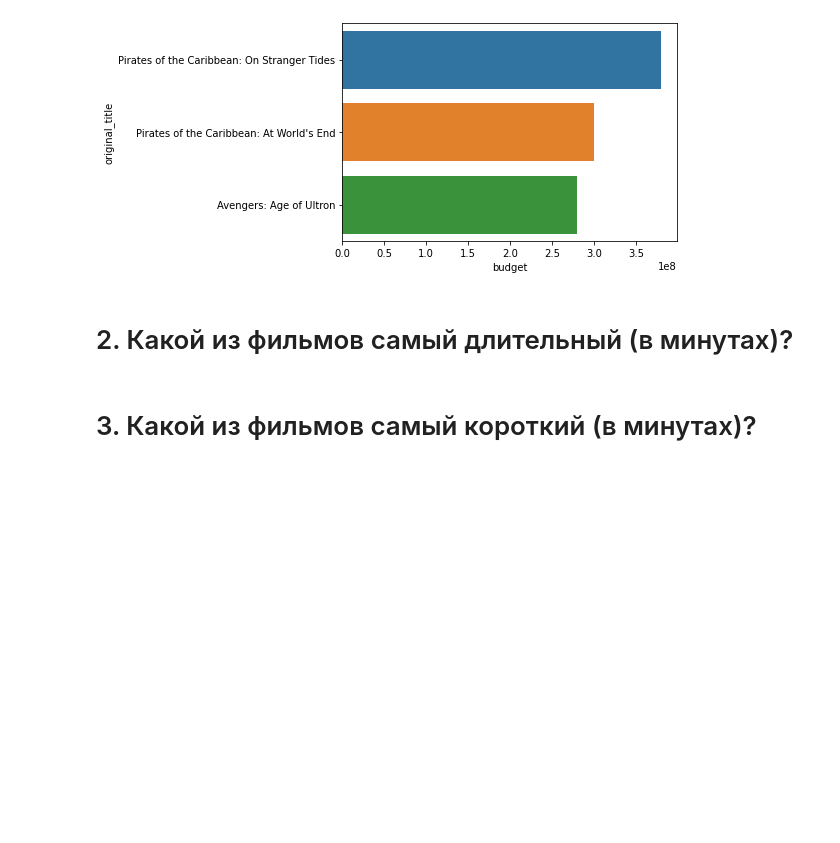
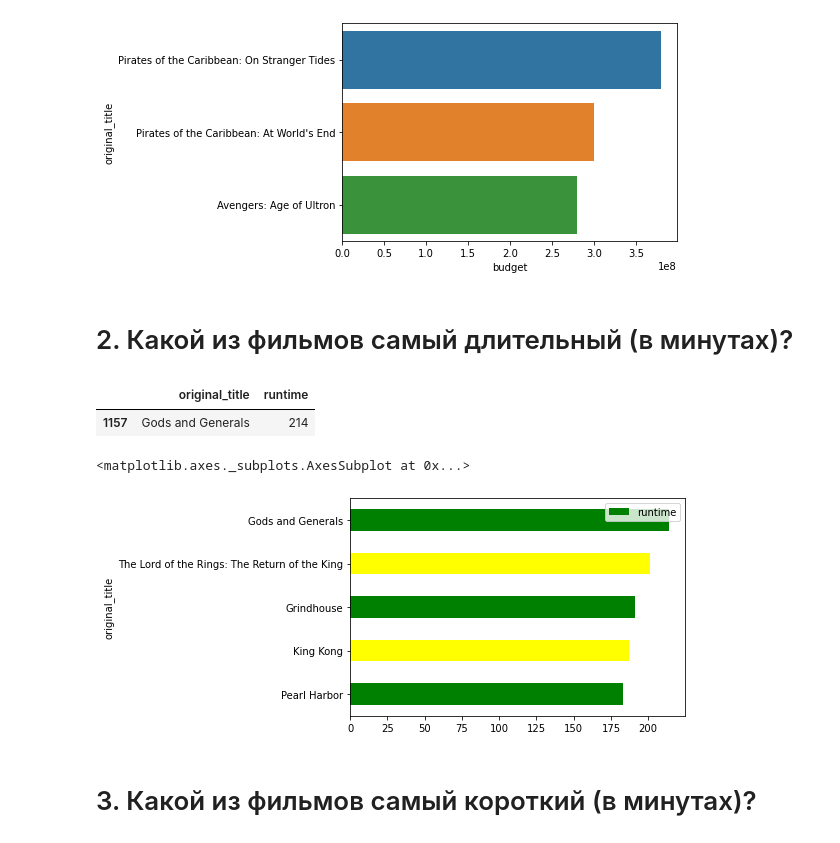
Before and after one commit to Golovolastik/skillfactory_rds, a Jupyter notebook: Movies_IMBD_v4.1_TEMPLATE.ipynb, the cells around one changed output. Saved outputs shown, nothing was run; the diff lists cells and outputs as text; code cells hidden in the pictures; blank space fills up the shorter version.

Commit message:
test-add some graphs

```diff
--- a/Movies_IMBD_v4.1_TEMPLATE.ipynb
+++ b/Movies_IMBD_v4.1_TEMPLATE.ipynb
@@ -97,7 +97,15 @@ sns.barplot(y = 'original_title', x = 'budget', data = temp)
 # %%
 answers['2'] = 'Gods and Generals (tt0279111)'
 # %%
-data[data.runtime == data.runtime.max()]
+data[data.runtime == data.runtime.max()][['original_title', 'runtime']]
+# %% [output]
+|  | original_title | runtime |
+| 1157 | Gods and Generals | 214 |
+# %%
+data.sort_values(by = 'runtime').tail(5).plot.barh(y = 'runtime', x = 'original_title', color = ['green','yellow'])
+# %% [output]
+<matplotlib.axes._subplots.AxesSubplot at 0x...>
+[figure, added]
 # %% [markdown]
 # 3. Какой из фильмов самый короткий (в минутах)?
 # %%
```
Also changed, not shown: parts of 15 cells of this notebook.
